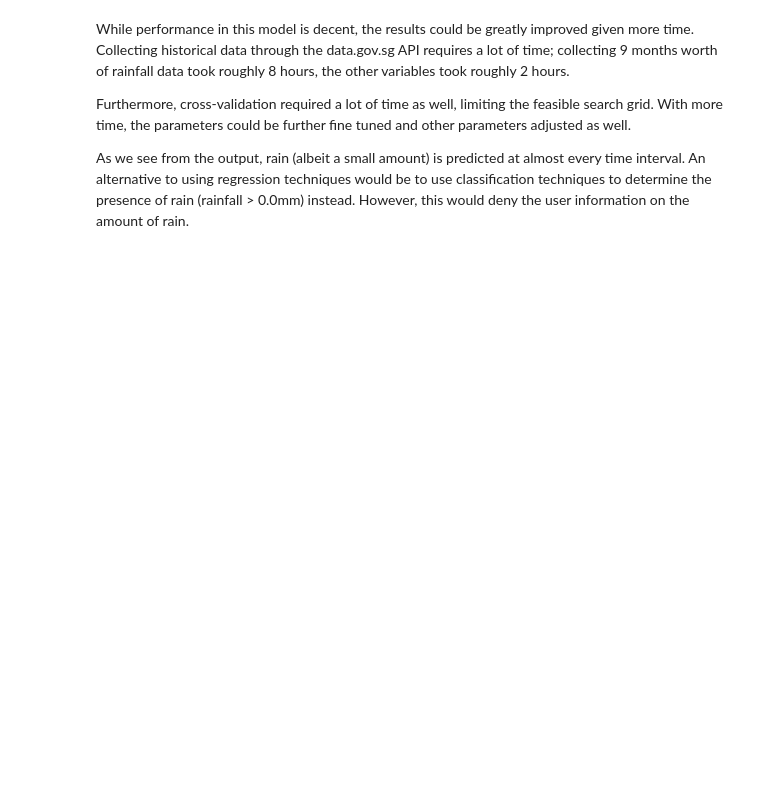
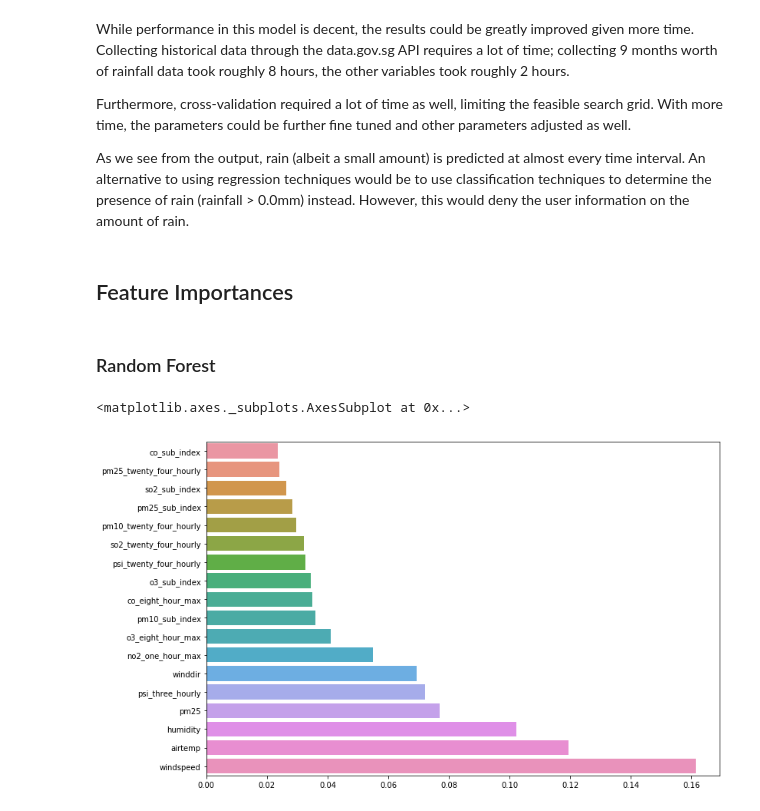
Before and after one commit to plumbdata66/DataGovSG-WeatherForecast, a Jupyter notebook: Singapore Rainfall Prediction.ipynb, the cells around one changed output. Saved outputs shown, nothing was run; the diff lists cells and outputs as text; code cells hidden in the pictures; blank space fills up the shorter version.

```diff
--- a/Singapore Rainfall Prediction.ipynb
+++ b/Singapore Rainfall Prediction.ipynb
@@ -139,7 +139,7 @@ resourcelist = ['https://api.data.gov.sg/v1/environment/wind-speed',
                ]
 api_key = 'API Key Here'
 
-datestart = '2017-07-15'
+datestart = '2017-01-01'
 dateend = '2017-09-15'
 response = scraper(datestart, dateend, api_key, resourcelist)
 # %%
@@ -336,7 +325,7 @@ lasso_grid = {
 param_grids = [tree_grid, tree_grid, knn_grid, lgb_grid]
 # %%
 #NOTE: Fine tuning was conducted outside of this notebook, parameters were saved and will be used to define models later
-ET = EnsembleTrainer([RandomForestRegressor, ExtraTreesRegressor, lgb.LGBMRegressor], Lasso) #, KNeighborsRegressor
+ET = EnsembleTrainer([RandomForestRegressor, ExtraTreesRegressor, KNeighborsRegressor, lgb.LGBMRegressor], Lasso)
 ET.fit(X_train, y_train, param_grids, lasso_grid, tune=True)
 ET.predict(X_test)
 ET.evaluatel1(y_test)
@@ -394,3 +390,19 @@ While performance in this model is decent, the results could be greatly improved
 Furthermore, cross-validation required a lot of time as well, limiting the feasible search grid. With more time, the parameters could be further fine tuned and other parameters adjusted as well.
 
 As we see from the output, rain (albeit a small amount) is predicted at almost every time interval. An alternative to using regression techniques would be to use classification techniques to determine the presence of rain (rainfall > 0.0mm) instead. However, this would deny the user information on the amount of rain.
+# %% [markdown]
+## Feature Importances
+# %%
+#%%
+cols = df.drop(['rainfall','datestamp','SID'], axis = 1).columns
+features = [sorted(zip(cols, i.feature_importances_), key = lambda x: x[1], reverse=False) for i in ET.tunedModels[0:2]]
+impt = [[feature [1] for feature in l] for l in features]
+col = [[feature [0] for feature in l] for l in features]
+# %% [markdown]
+### Random Forest
+# %%
+plt.subplots(figsize=(12, 8))
+sns.barplot(x=impt[0], y=col[0], orient = 'h')
+# %% [output]
+<matplotlib.axes._subplots.AxesSubplot at 0x...>
+[figure, added]
```
Also changed, not shown: parts of 16 cells of this notebook, 1 other file.
